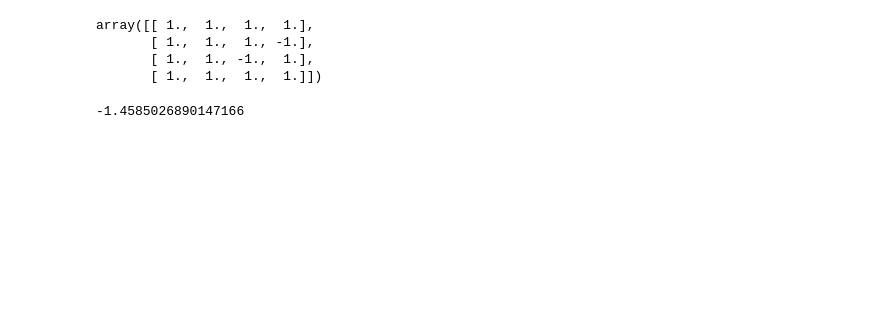
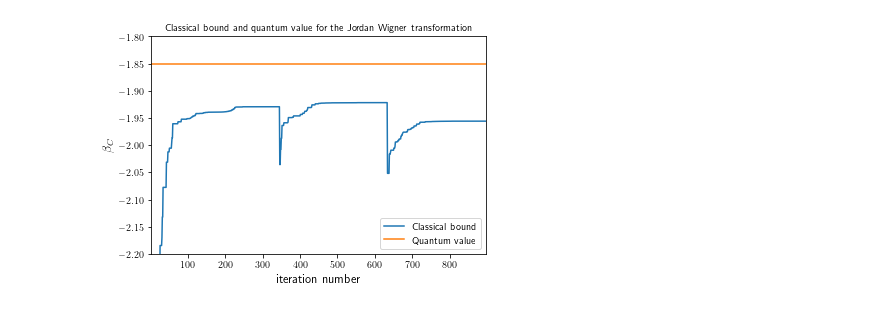
Before and after one commit to BowyLR/Bell_Inequalities_Hydrogen, a Jupyter notebook: code/molecular_hydrogen.ipynb, the cells around one changed output. Cells and saved outputs as stored; diff of their text form; code cells hidden in the pictures; blank space fills up the shorter version.

```diff
--- a/code/molecular_hydrogen.ipynb
+++ b/code/molecular_hydrogen.ipynb
@@ -72,7 +72,7 @@ from correlation_matrix.correlation_matrix import get_correlation_matrix
 save_dir = '../data/figures/'
 # %%
 # Defining qubit transform
-qubit_transform = 'JW'
+qubit_transform = 'BK'
 
 # Obtainig Hamiltonian
 hamiltonian = get_hamiltonian(qubit_transform = qubit_transform)
@@ -94,7 +94,8 @@ eps = 1e-3
 
 # Defining number of measurements and the angle between the two parties
 m = 2
-theta = np.random.rand(N*m-1)*(np.pi-2*eps)+eps
+# theta = np.random.rand(N*m-1)*(np.pi-2*eps)+eps
+theta = [np.pi/2, 0, np.pi/2, 0, np.pi/2, 0, np.pi/2]
 
 # # Initializing basis and extra Z gate
 basis = 'XY'
@@ -114,7 +115,9 @@ Bell_terms, indices = get_Bell_terms(M, N, m)
 coeffs = get_coefficients(Bell_terms, H, N)
 
 # Obtaining all possible configurations of the correlation matrix
-possible_configurations = nb.typed.List(itertools.product([1, -1], repeat=m*N))
+possible_configurations = nb.typed.List(
+    list(itertools.product([1, -1], repeat=m*N))
+)
 
 # Calculating the classical bound
 beta_C = classical_optimization(coeffs, nb.typed.List(indices), possible_configurations, N, m)
@@ -124,3 +131,9 @@ beta_C
+# %%
+C = nb.typed.List( [nb.types.int64(1)]*3 )
+q = nb.types.int64(1)
+for j in range(3):
+    q *= C[j]
+A.append( q )
 # %%
 # Initializing the Bell operator
 B = np.zeros((2**N, 2**N), dtype='complex128')
@@ -216,10 +198,0 @@ conf = possible_configurations[80]
-# %%
-for i in range(N):
-    for j in range(1, m+1):
-        M_c[i][j] = conf[j-1+i*(N-1)]
-M_c
-# %% [output]
-array([[ 1.,  1.,  1.,  1.],
-       [ 1.,  1.,  1., -1.],
-       [ 1.,  1., -1.,  1.],
-       [ 1.,  1.,  1.,  1.]])
@@ -244,4 +199,17 @@ for i in range( len(coeffs) ):
-# %%
-I_new
-# %% [output]
--1.4585026890147166
+# %%
+fig, ax = plt.subplots()
+ax.plot(np.linspace(1, len(beta_C), len(beta_C)), beta_C, label=r'Classical bound')
+ax.plot(np.linspace(1, len(beta_C), len(beta_C)), np.real(beta_Q)*np.ones(len(beta_C)), label=r'Quantum value')
+ax.set_xlabel(r'iteration number')
+ax.set_ylabel(r'$\beta_C$')
+ax.set_ylim((-2.2, -1.8))
+ax.set_xlim((1, len(beta_C)))
+ax.legend()
+if qubit_transform == 'JW':
+    ax.set_title(r'Classical bound and quantum value for the Jordan Wigner transformation')
+    fig.savefig(save_dir + 'classical_bound_Hydrogen_Jordan_Wigner_m_%0f.png' %(m), dpi = 300, bbox_inches='tight');
+elif qubit_transform == 'BK':
+    ax.set_title(r'Classical bound and quantum value for the Bravyi-Kitaev transformation')
+    fig.savefig(save_dir + 'classical_bound_Hydrogen_Bravyi_Kitaev_m_%0f.png' %(m), dpi = 300, bbox_inches='tight');
+# %% [output]
+[figure, added]
```
Also changed, not shown: parts of 10 cells of this notebook, 9 other files.
